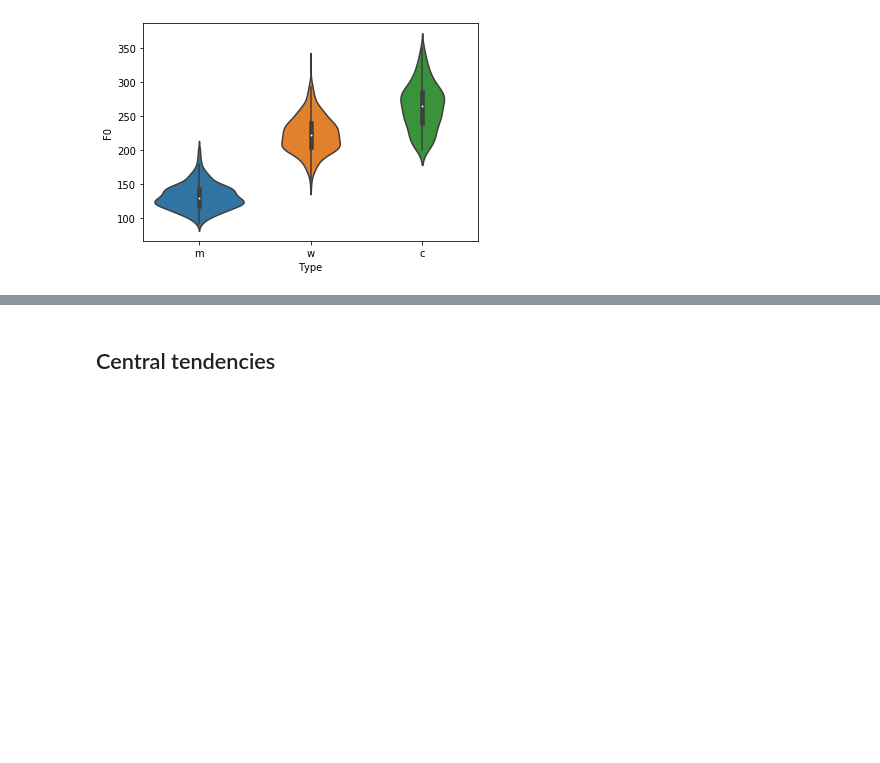
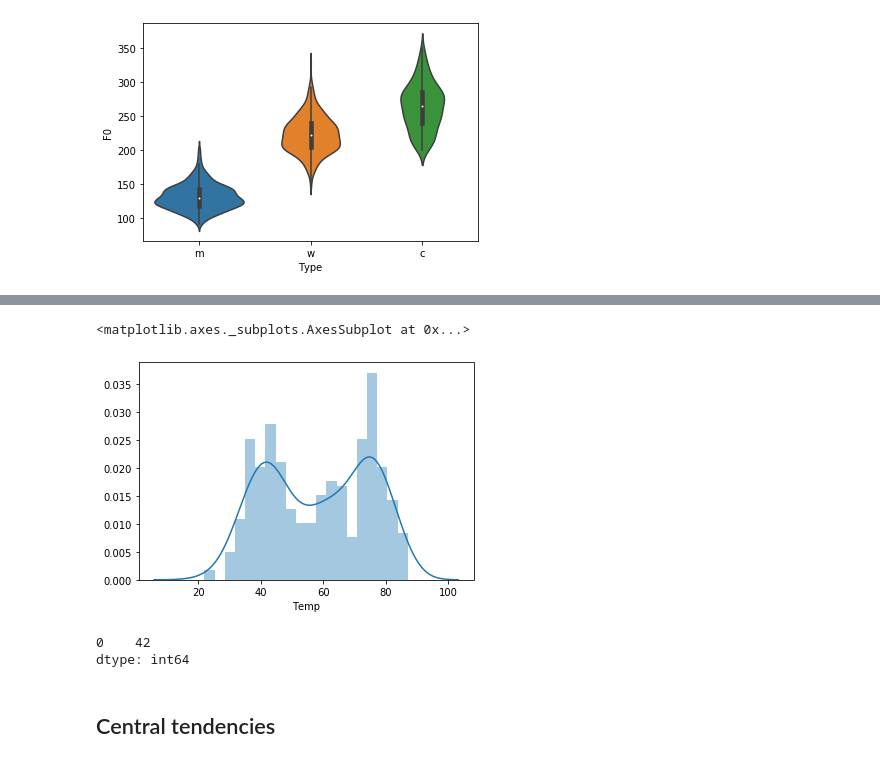
Before and after one commit to mim/ling83800dataAnalysis, a Jupyter notebook: lecture12.ipynb, the cells around one changed output, grey strips where cells are left out. Cells and saved outputs as stored; diff of their text form; code cells hidden in the pictures; blank space fills up the shorter version.

```diff
--- a/lecture12.ipynb
+++ b/lecture12.ipynb
@@ -190,3 +242,13 @@ sns.violinplot(x='Type', y='F0', data=pb52)
+# %%
+sns.distplot(alb['Temp'], bins=20)
+# %% [output]
+<matplotlib.axes._subplots.AxesSubplot at 0x...>
+[figure, added]
+# %%
+alb['Temp'].mode()
+# %% [output]
+0    42
+dtype: int64
 # %% [markdown]
 ## Central tendencies
 # %%
```
Also changed, not shown: parts of 8 cells of this notebook.
